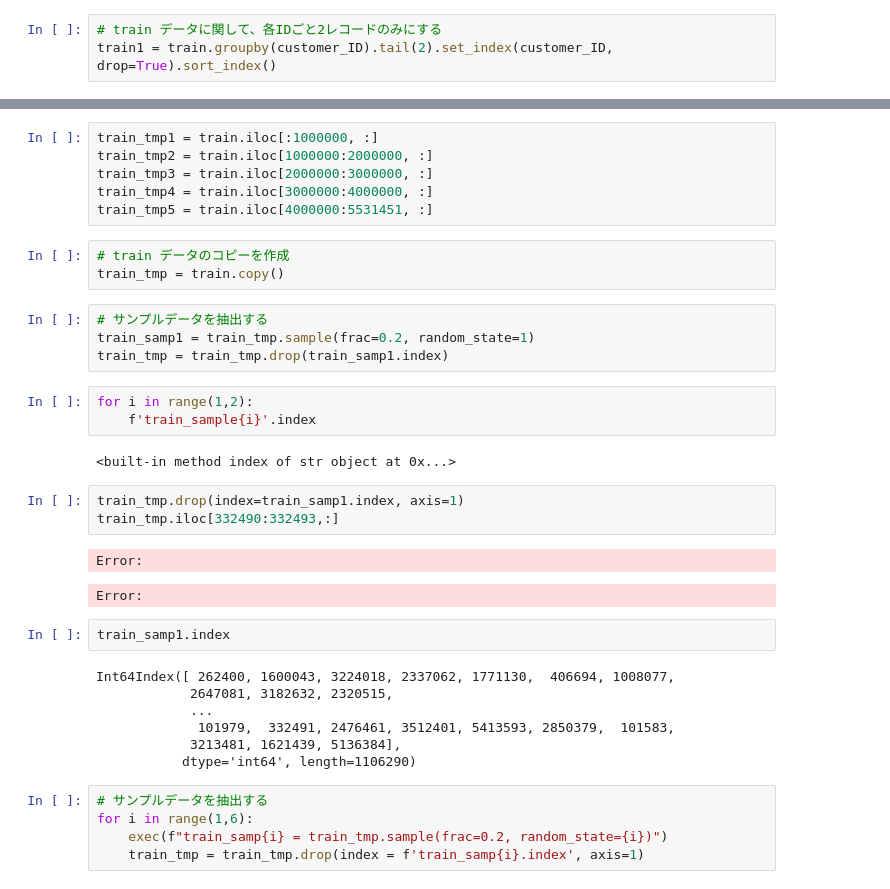
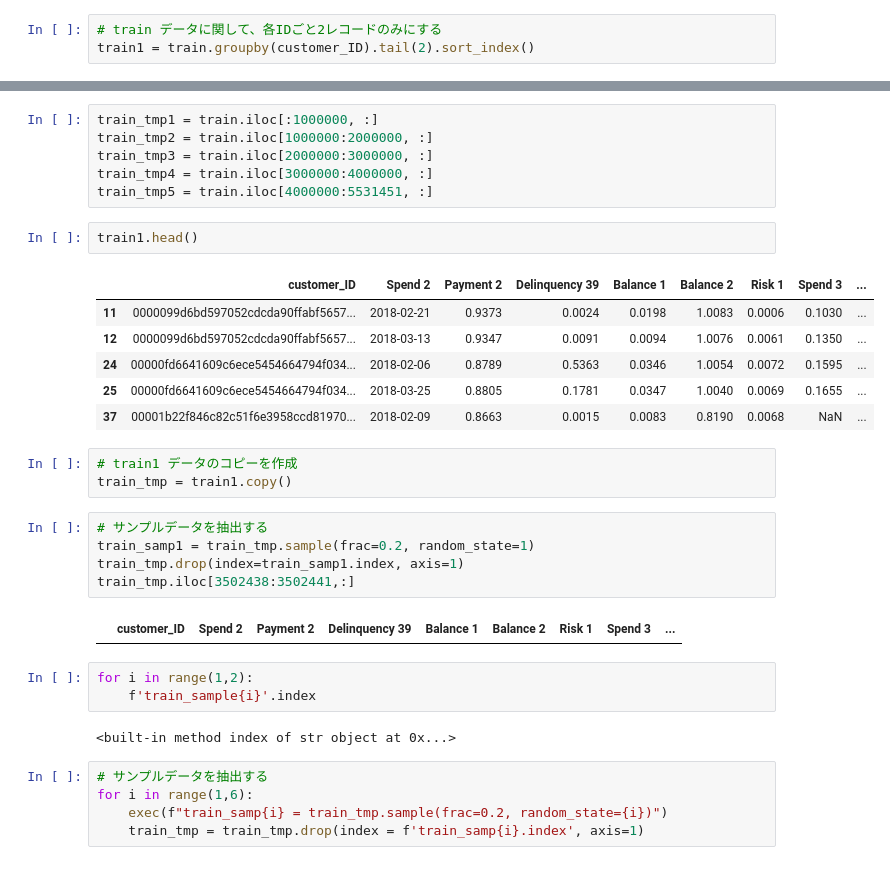
Before and after one commit to idsts2670/kaggle, a Jupyter notebook: amex-default-prediction/amex-default-prediction_v1.ipynb, the cells around one changed output, grey strips where cells are left out. Drawn from its saved outputs; the diff is of its cells as text.

```diff
--- a/amex-default-prediction/amex-default-prediction_v1.ipynb
+++ b/amex-default-prediction/amex-default-prediction_v1.ipynb
@@ -406,7 +408,7 @@ x.head()
 | 4 | 0000099d6bd597052cdcda90ffabf5657... | 2017-07-16 | 0.9472 | 0.0025 | 0.0152 | 1.0007 | 0.0076 | 0.1173 | ... |
 # %%
 # train データに関して、各IDごと2レコードのみにする
-train1 = train.groupby(customer_ID).tail(2).set_index(customer_ID, drop=True).sort_index()
+train1 = train.groupby(customer_ID).tail(2).sort_index()
 # %%
 train1.info()
 # %% [output]
@@ -434,33 +441,30 @@ train_tmp2 = train.iloc[1000000:2000000, :]
 train_tmp3 = train.iloc[2000000:3000000, :]
 train_tmp4 = train.iloc[3000000:4000000, :]
 train_tmp5 = train.iloc[4000000:5531451, :]
+# %%
+train1.head()
+# %% [output]
+|  | customer_ID | Spend 2 | Payment 2 | Delinquency 39 | Balance 1 | Balance 2 | Risk 1 | Spend 3 | ... |
+| 11 | 0000099d6bd597052cdcda90ffabf5657... | 2018-02-21 | 0.9373 | 0.0024 | 0.0198 | 1.0083 | 0.0006 | 0.1030 | ... |
+| 12 | 0000099d6bd597052cdcda90ffabf5657... | 2018-03-13 | 0.9347 | 0.0091 | 0.0094 | 1.0076 | 0.0061 | 0.1350 | ... |
+| 24 | 00000fd6641609c6ece5454664794f034... | 2018-02-06 | 0.8789 | 0.5363 | 0.0346 | 1.0054 | 0.0072 | 0.1595 | ... |
+| 25 | 00000fd6641609c6ece5454664794f034... | 2018-03-25 | 0.8805 | 0.1781 | 0.0347 | 1.0040 | 0.0069 | 0.1655 | ... |
+| 37 | 00001b22f846c82c51f6e3958ccd81970... | 2018-02-09 | 0.8663 | 0.0015 | 0.0083 | 0.8190 | 0.0068 | NaN | ... |
 # %%
-# train データのコピーを作成
-train_tmp = train.copy()
+# train1 データのコピーを作成
+train_tmp = train1.copy()
 # %%
 # サンプルデータを抽出する
 train_samp1 = train_tmp.sample(frac=0.2, random_state=1)
-train_tmp = train_tmp.drop(train_samp1.index)
+train_tmp.drop(index=train_samp1.index, axis=1)
+train_tmp.iloc[3502438:3502441,:]
+# %% [output]
+|  | customer_ID | Spend 2 | Payment 2 | Delinquency 39 | Balance 1 | Balance 2 | Risk 1 | Spend 3 | ... |
 # %%
 for i in range(1,2):
     f'train_sample{i}'.index
 # %% [output]
 <built-in method index of str object at 0x...>
-# %%
-train_tmp.drop(index=train_samp1.index, axis=1)
-train_tmp.iloc[332490:332493,:]
-# %% [output]
-Error:
-Error:
-# %%
-train_samp1.index
-# %% [output]
-Int64Index([ 262400, 1600043, 3224018, 2337062, 1771130,  406694, 1008077,
-            2647081, 3182632, 2320515,
-            ...
-             101979,  332491, 2476461, 3512401, 5413593, 2850379,  101583,
-            3213481, 1621439, 5136384],
-           dtype='int64', length=1106290)
 # %%
 # サンプルデータを抽出する
 for i in range(1,6):
```
Also changed, not shown: parts of 8 cells of this notebook.
